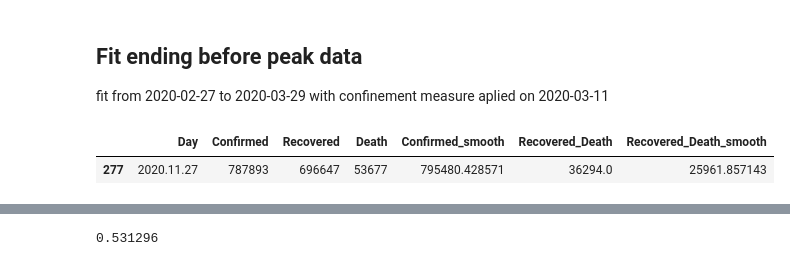
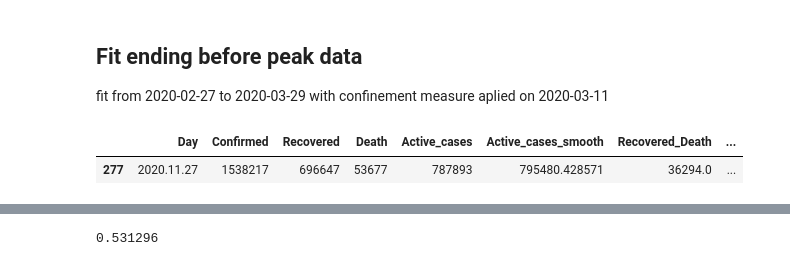
Before and after one commit to Nuelam9/Bayesian-inference-on-SCIR-epidemic-model, a Jupyter notebook: Optimization/Fit-Covid-Data.ipynb, the cells around one changed output, grey strips where cells are left out. Drawn from its saved outputs; the diff is of its cells as text; code cells hidden in the pictures.

```diff
--- a/Optimization/Fit-Covid-Data.ipynb
+++ b/Optimization/Fit-Covid-Data.ipynb
@@ -104,10 +104,10 @@ fit from 2020-02-27 to 2020-03-29 with confinement measure aplied on 2020-03-11
 filehandler = open('../Advanced-statistics/Results/ita/first_wave/results_before_peak_ita.pkl', 'rb')
 res_1 = pickle.load(filehandler)
 # %%
-df[df.Confirmed_smooth == df[df.Day > '2020.10.10'].Confirmed_smooth.max()]
+df[df.Active_cases_smooth == df[df.Day > '2020.10.10'].Active_cases_smooth.max()]
 # %% [output]
-|  | Day | Confirmed | Recovered | Death | Confirmed_smooth | Recovered_Death | Recovered_Death_smooth |
-| 277 | 2020.11.27 | 787893 | 696647 | 53677 | 795480.428571 | 36294.0 | 25961.857143 |
+|  | Day | Confirmed | Recovered | Death | Active_cases | Active_cases_smooth | Recovered_Death | ... |
+| 277 | 2020.11.27 | 1538217 | 696647 | 53677 | 787893 | 795480.428571 | 36294.0 | ... |
 # %%
 def doubling_time(N0, tau_d, t):
     return N0 + t / tau_d * np.log(2)
```
Also changed, not shown: parts of 13 cells of this notebook, 9 other files.
